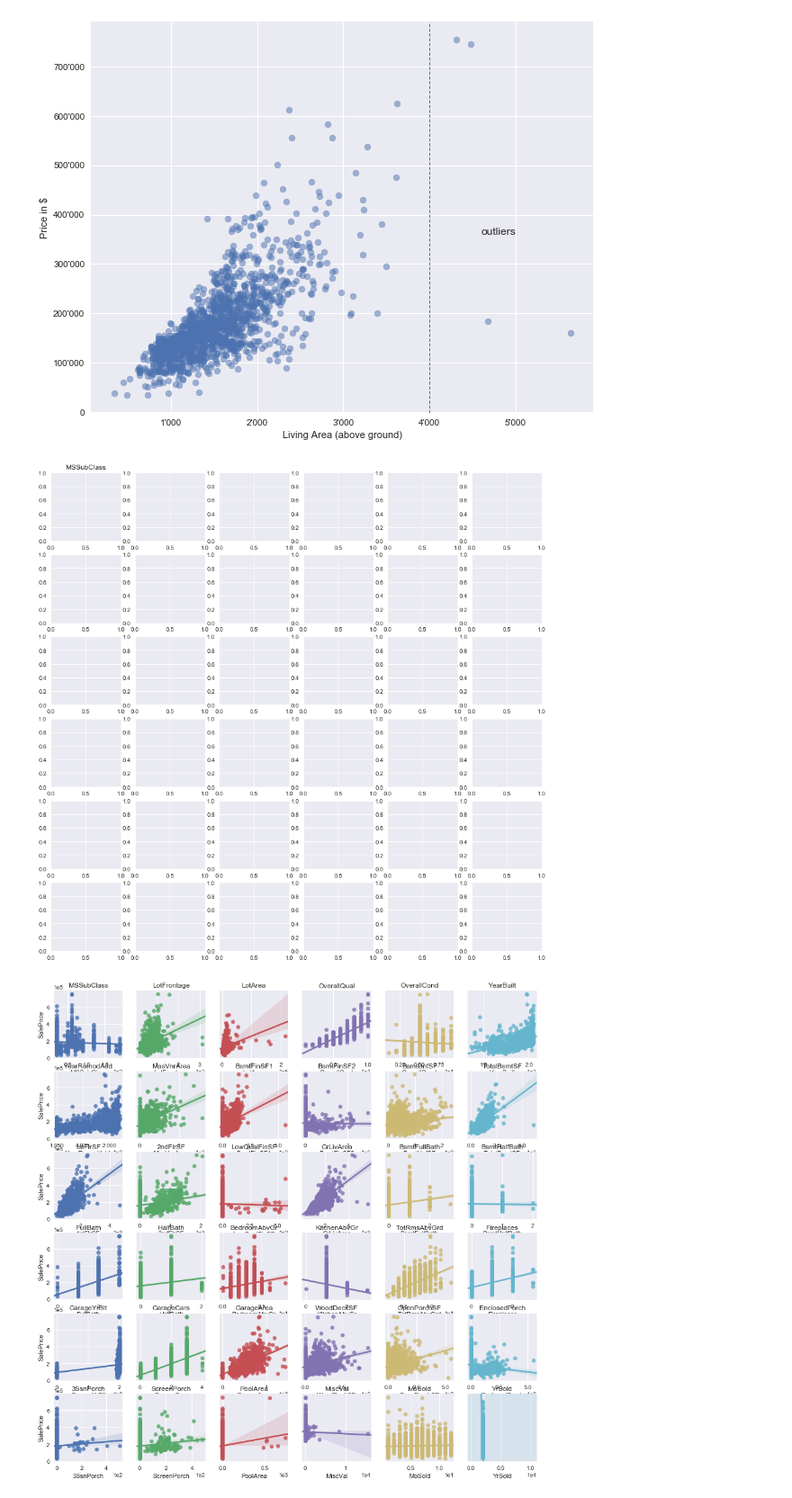
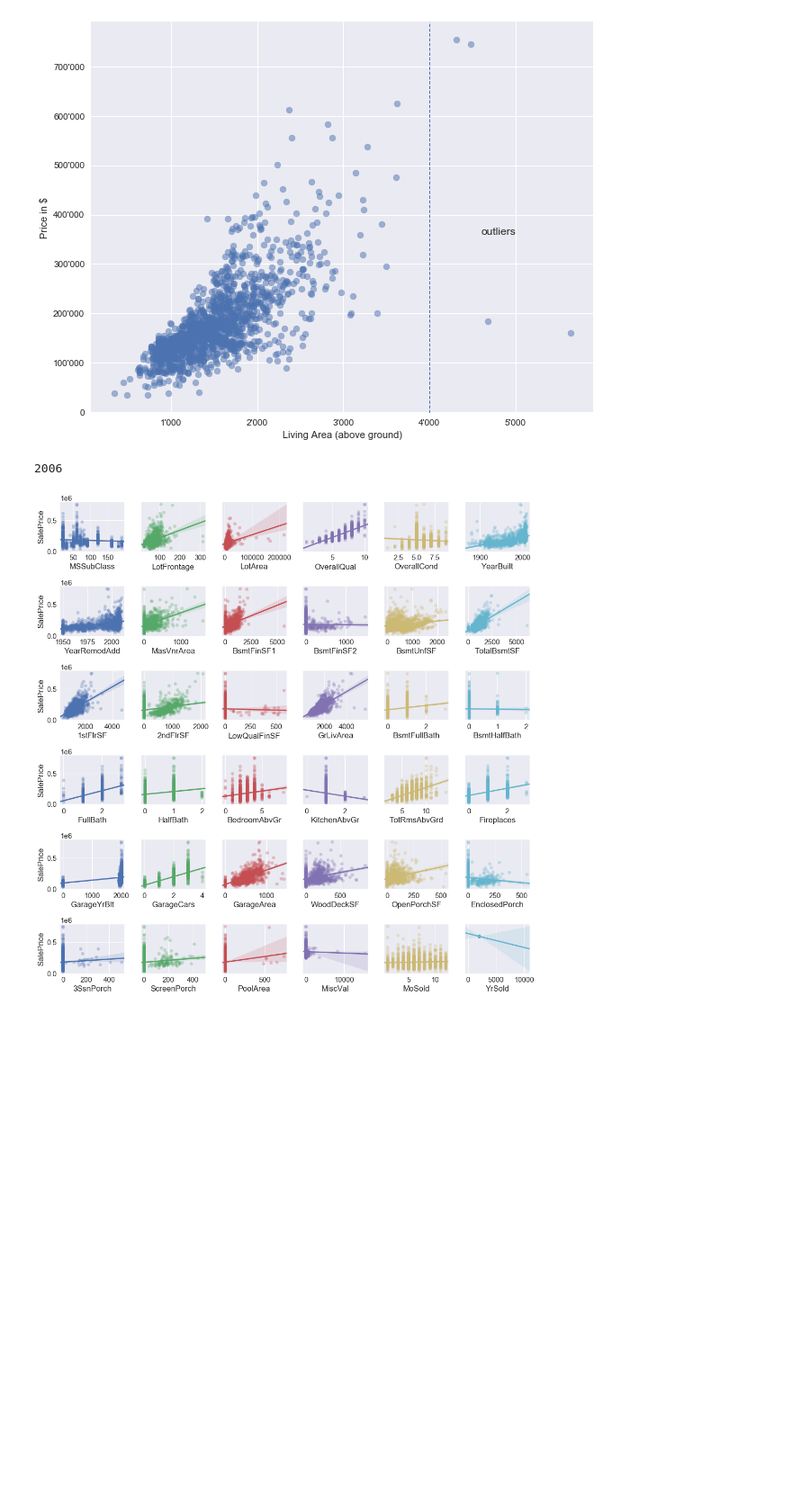
Before and after one commit to huli/predicting-house-prices, a Jupyter notebook: temporary_helper.ipynb, the cells around one changed output. Shown at 90% size. Drawn from its saved outputs; the diff is of its cells as text; code cells hidden in the pictures; blank space fills up the shorter version.

```diff
--- a/temporary_helper.ipynb
+++ b/temporary_helper.ipynb
@@ -117,18 +118,25 @@ def fill_numerical_nans(X_val, mean_columns, zero_columns):
 # %%
 X_numerical = X.select_dtypes(exclude=['object']).drop('Id', axis=1)
 X_numerical = fill_numerical_nans(X_numerical, ['LotFrontage'], ['MasVnrArea', 'GarageYrBlt'])
+# %%
+X_numerical['YrSold'].min()
+# %% [output]
+2006
+# %%
+
+sns.set(font_scale=1.5)
 # %%
 fig, axes = plt.subplots(6,6, figsize=(15,15))
 ix = 1
 for ax, feature in zip(axes.ravel(), X_numerical.columns):
-    ax.set_title(feature)
     if ix % 6 != 1:
         ax.get_yaxis().set_visible(False)
-    ax.ticklabel_format(axis='both', style='sci',scilimits=(-1,1))
-    sns.regplot(X_numerical[feature], X['SalePrice'], ax = ax)
+    ax.ticklabel_format(axis='y', style='sci', scilimits=(-1,1))
+    #ax.yaxis.set_major_formatter(thousand_formatter)
+    sns.regplot(X_numerical[feature], X['SalePrice'], ax = ax, scatter_kws={'alpha': .3})
+    #ax.scatter(X_numerical[feature], X['SalePrice'], alpha=.3)
     ix+=1
-plt.ylim(0,700000)
+plt.tight_layout()
 plt.show()
 # %% [output]
-[figure, old version]
+[figure, new version]
-[figure, removed]
```
Also changed, not shown: parts of 1 cell of this notebook, 9 other files.
